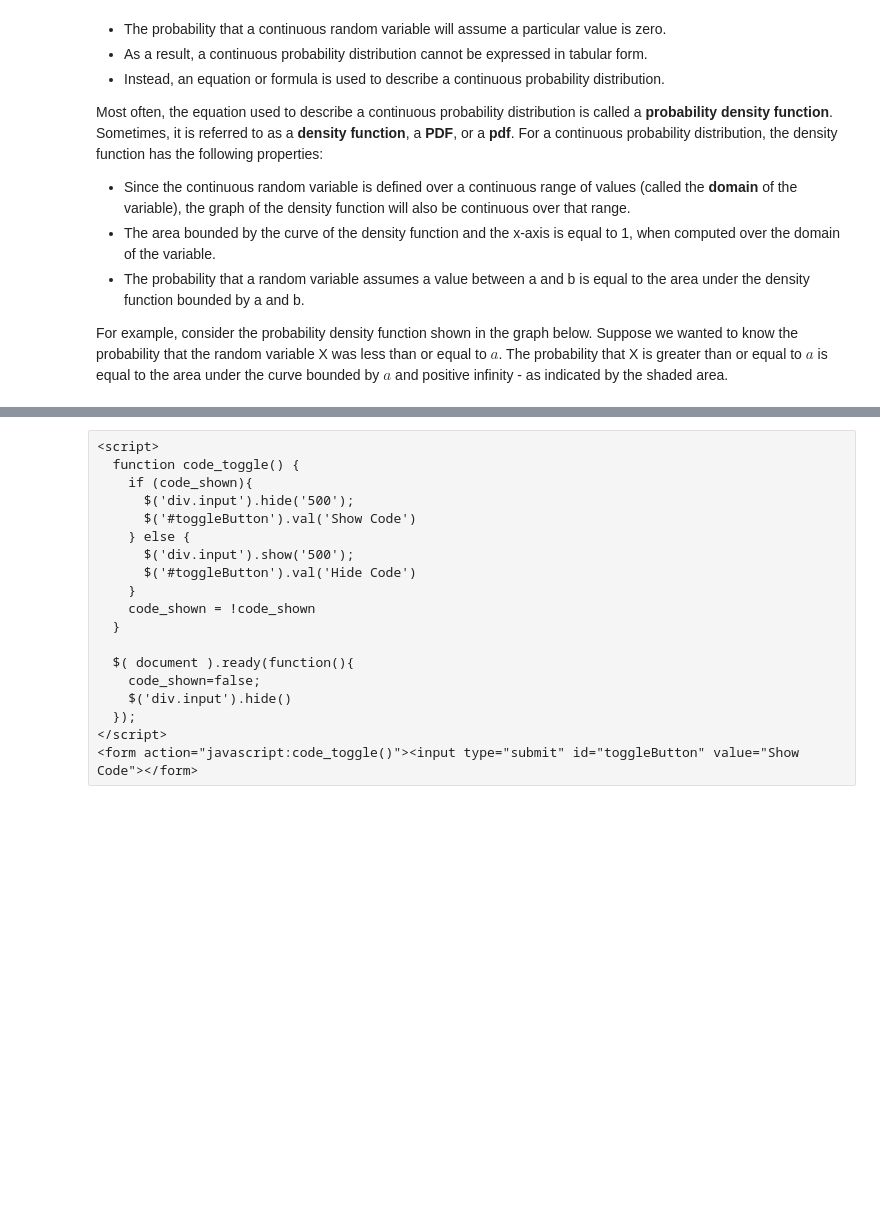
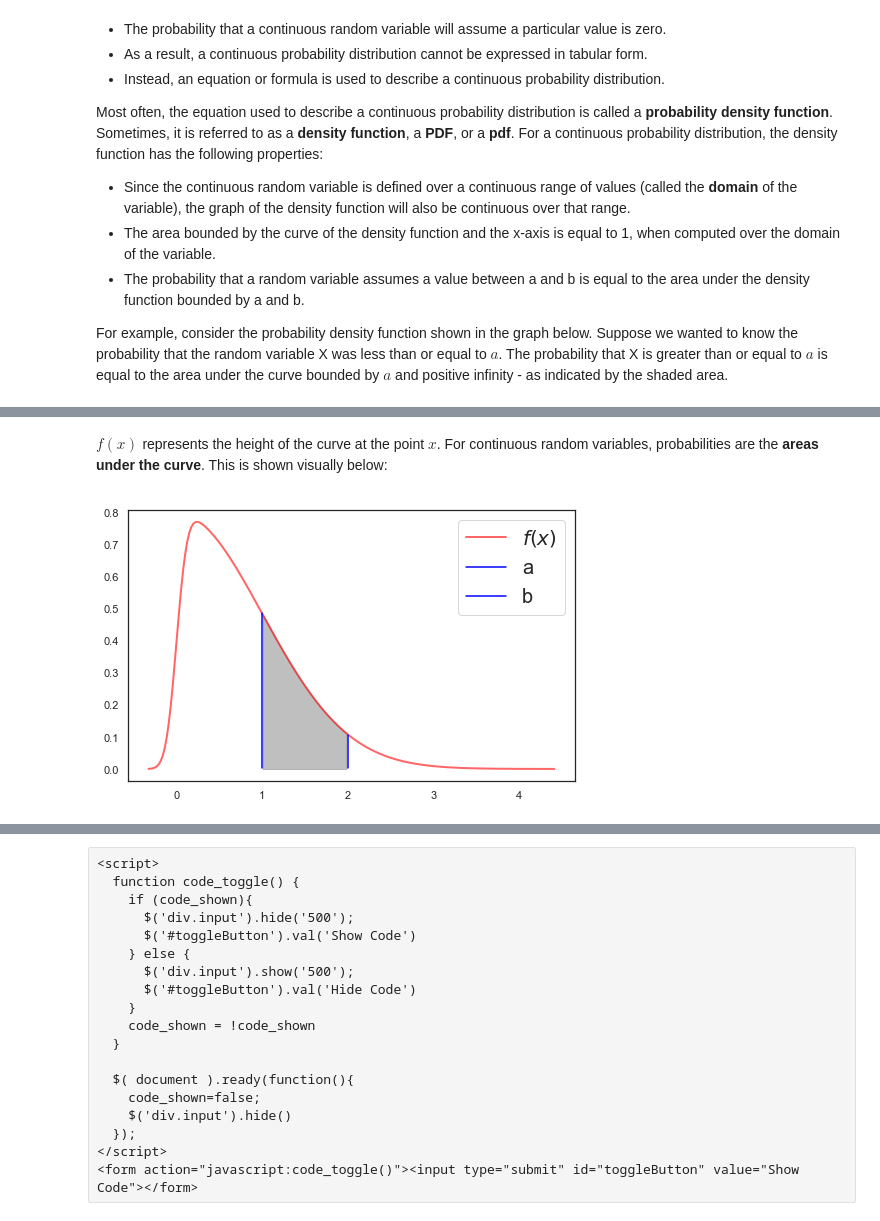
Before and after one commit to NathanielDake/intuitiveml, a Jupyter notebook: Mathematics/03-Probability-01-Introduction.ipynb, the cells around one changed output, grey strips where cells are left out. Cells and saved outputs as stored; diff of their text form; code cells hidden in the pictures; blank space fills up the shorter version.

```diff
--- a/Mathematics/03-Probability-01-Introduction.ipynb
+++ b/Mathematics/03-Probability-01-Introduction.ipynb
@@ -437,0 +457,31 @@ Note: The shaded area in the graph represents the probability that the random va
+# %% [markdown]
+$f(x)$ represents the height of the curve at the point $x$. For continuous random variables, probabilities are the **areas under the curve**. This is shown visually below:
+# %%
+from scipy.stats import skewnorm
+fig, ax = plt.subplots(figsize=(8,5))
+a = 10
+mean, var, skew, kurt = skewnorm.stats(a, moments='mvsk')
+
+x = np.linspace(skewnorm.ppf(0.00001, a),
+                 skewnorm.ppf(0.99999, a), 200)
+y = skewnorm.pdf(x, a)
+ax.plot(x, skewnorm.pdf(x, a),
+        'r-', lw=2, alpha=0.6, label='skewnorm pdf')
+
+# plotting t value
+ax.axvline(x=1, ymin=0.05, ymax=0.62, color="blue")
+ax.axvline(x=2, ymin=0.05, ymax=0.17, color="blue")
+
+# # setting limits so that the area we are finding can be shaded
+# plt.xlim(t-.005)
+# plt.ylim(0)
+y0 = 0
+x_shaded = x[56:98]
+y_shaded = y[56:98]
+
+# shading the area based on limits
+ax.fill_between(x_shaded, y_shaded, y0, color='grey', alpha='0.5')
+ax.legend(['$f(x)$', 'a', 'b'], fontsize=20)
+plt.show()
+# %% [output]
+[figure, added]
```
Also changed, not shown: parts of 6 cells of this notebook, 3 other files.
